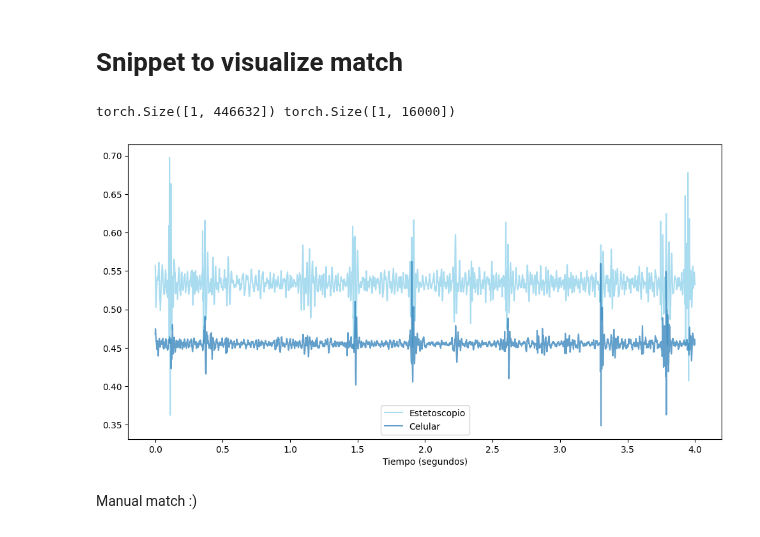
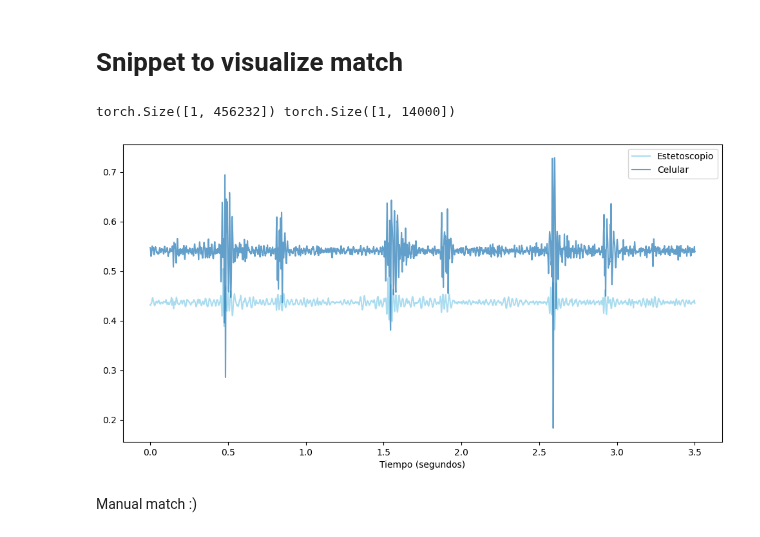
Before and after one commit to Afroefras/coratech, a Jupyter notebook: notebooks/last-trigger/last-trigger-match.ipynb, the cells around one changed output. Cells and saved outputs as stored; diff of their text form; code cells hidden in the pictures.

```diff
--- a/notebooks/last-trigger/last-trigger-match.ipynb
+++ b/notebooks/last-trigger/last-trigger-match.ipynb
@@ -18,7 +11,8 @@ from helpers.find_trigger import FindTrigger
 # AUDIO_NAME = "000-20240910-1753.wav"
 # AUDIO_NAME = "001-20240909-1746.wav"
 # AUDIO_NAME = "002-20240918-1835.wav"
-AUDIO_NAME = "003-20240918-1841.wav"
+# AUDIO_NAME = "003-20240918-1841.wav"
+AUDIO_NAME = "004-20240924-0014.wav"
 
 mobile_dir = get_base_dir().joinpath("data", "mobile", "last-trigger", AUDIO_NAME)
 stethos_dir = get_base_dir().joinpath("data", "stethos", "last-trigger", AUDIO_NAME)
@@ -116,23 +110,23 @@ mobile_match, stethos_match = ft.match_last_trigger(
 # %% [markdown]
 # Snippet to visualize match
 # %%
-VIZ_START_AT = 11
-VIZ_END_AT = 15
+VIZ_START_AT = 2.5
+VIZ_END_AT = 6
 
 mobile_match_snippet = trim_audio(mobile_match, sample_rate, VIZ_START_AT, VIZ_END_AT)
 stethos_match_snippet = trim_audio(stethos_match, sample_rate, VIZ_START_AT, VIZ_END_AT)
 
 print(mobile_match.shape, mobile_match_snippet.shape)
 
 compare_audios(
     mobile_match_snippet.squeeze(),
     stethos_match_snippet.squeeze(),
     sample_rate,
     offset=0,
 )
 # %% [output]
-torch.Size([1, 446632]) torch.Size([1, 16000])
+torch.Size([1, 456232]) torch.Size([1, 14000])
-[figure, old version]
+[figure, new version]
 # %% [markdown]
 Manual match :)
 # %%
```
Also changed, not shown: parts of 8 cells of this notebook, 1 other file.
